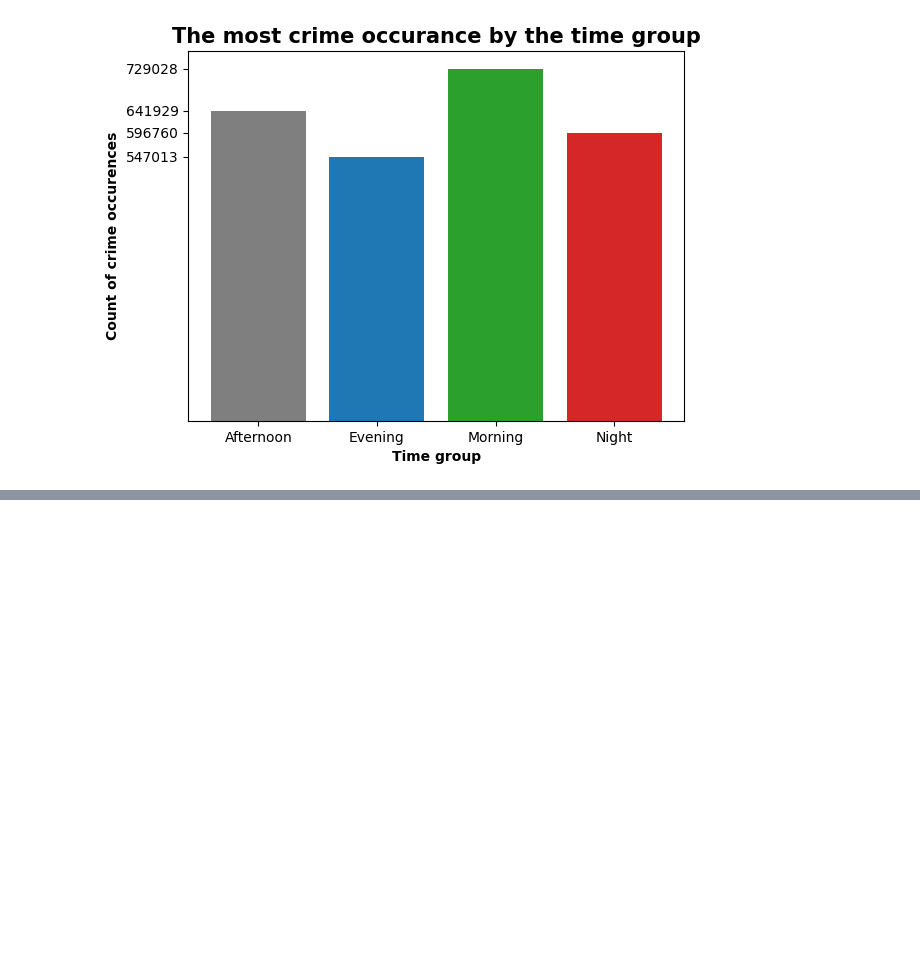
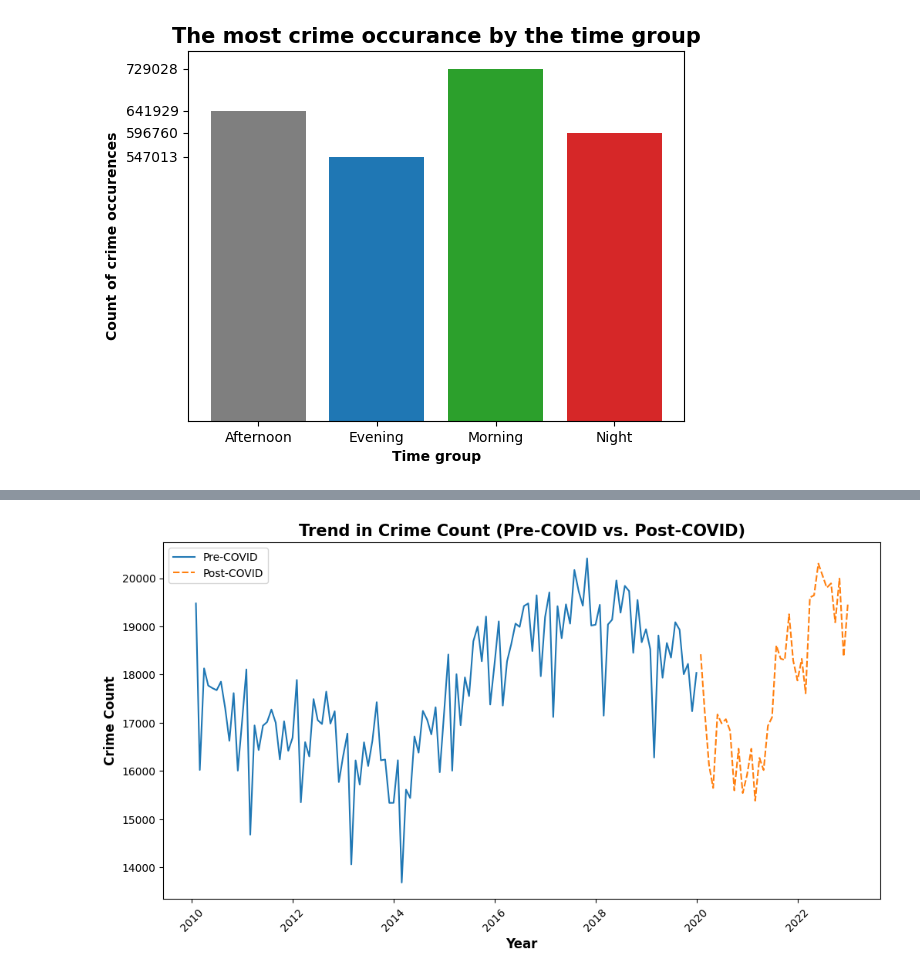
Before and after one commit to nidula/Analysing-Crime-Data-LA, a Jupyter notebook: Crime_Data_Analysis.ipynb, the cells around one changed output, grey strips where cells are left out. Drawn from its saved outputs; the diff is of its cells as text; code cells hidden in the pictures; blank space fills up the shorter version.

```diff
--- a/Crime_Data_Analysis.ipynb
+++ b/Crime_Data_Analysis.ipynb
@@ -879,0 +948,26 @@ plt.show()
+# %%
+start_date = pd.to_datetime("01/01/2010", format="%m/%d/%Y")
+end_date = pd.to_datetime("12/31/2019", format="%m/%d/%Y")
+df = df.loc[df["DATE_OCC"].between(start_date, end_date)]
+Pre_Covid_crime_count = df.groupby(pd.Grouper(key='DATE_OCC', freq='M')).size()
+# %%
+start_date = pd.to_datetime("01/01/2020", format="%m/%d/%Y")
+end_date = pd.to_datetime("12/31/2022", format="%m/%d/%Y")
+df1 = df1.loc[df1["DATE_OCC"].between(start_date, end_date)]
+Post_covid_crime_count = df1.groupby(pd.Grouper(key='DATE_OCC', freq='M')).size()
+# %%
+# Combine pre and post covid crime counts into a single dataframe
+crime_counts = pd.concat([Pre_Covid_crime_count, Post_covid_crime_count], axis=1)
+crime_counts.columns = ['Pre-COVID', 'Post-COVID']
+
+# Create a line chart
+fig, ax = plt.subplots(figsize=(12, 6))
+sns.lineplot(data=crime_counts, ax=ax)
+ax.set_xlabel('Year', fontweight = 'bold', fontsize = 12)
+ax.set_ylabel('Crime Count', fontweight = 'bold', fontsize = 12)
+ax.set_title('Trend in Crime Count (Pre-COVID vs. Post-COVID)', fontweight = 'bold', color = 'black', fontsize = 15)
+plt.xticks(rotation=45)
+
+plt.show()
+# %% [output]
+[figure, added]
```
Also changed, not shown: parts of 7 cells of this notebook.
